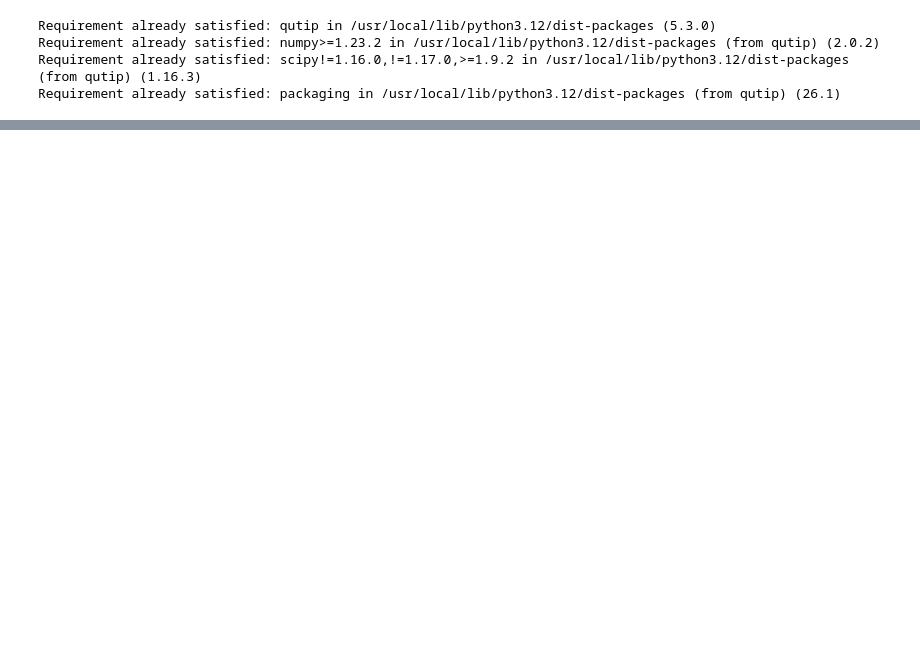
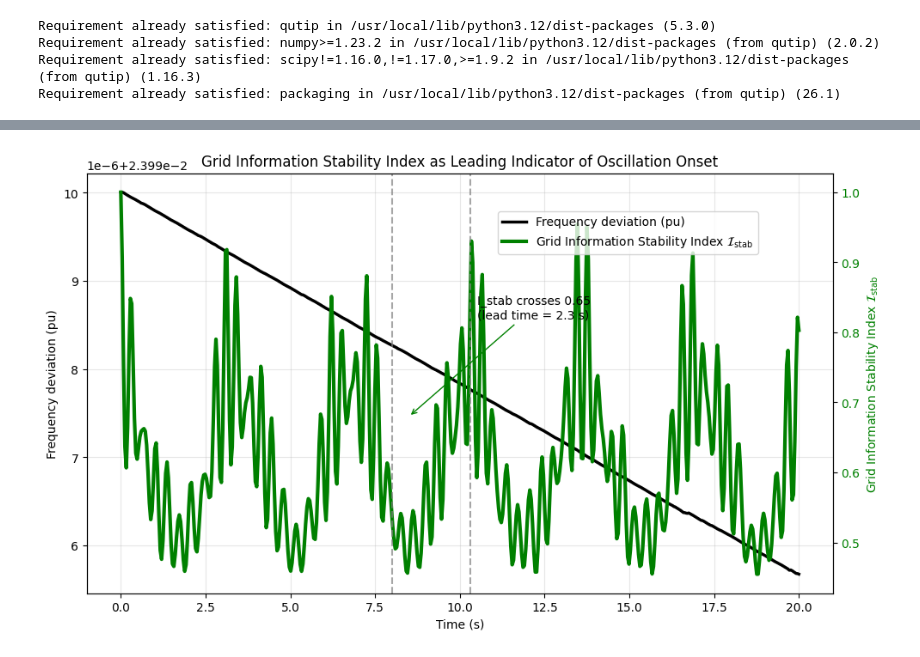
Before and after one commit to agungtrisetyarso/Low_inertia_smart_grid, a Jupyter notebook: Untitled28.ipynb, the cells around one changed output, grey strips where cells are left out. Cells and saved outputs as stored; diff of their text form; code cells hidden in the pictures; blank space fills up the shorter version.

```diff
--- a/Untitled28.ipynb
+++ b/Untitled28.ipynb
@@ -91,0 +10,82 @@ plt.show()
+# %%
+import qutip as qt
+import numpy as np
+import matplotlib.pyplot as plt
+
+# ========================== PARAMETERS ==========================
+omega1 = 3.83
+omega2 = 3.90
+J_intra = 2.8
+J_inter = 1.5
+R = 0.15
+T = 20.0
+n_points = 500
+t = np.linspace(0, T, n_points)
+
+np.random.seed(42)
+
+# ========================== 4-QUBIT OPERATORS ==========================
+sz = [qt.tensor(*[qt.sigmaz() if i==k else qt.qeye(2) for k in range(4)]) for i in range(4)]
+sx = [qt.tensor(*[qt.sigmax() if i==k else qt.qeye(2) for k in range(4)]) for i in range(4)]
+sy = [qt.tensor(*[qt.sigmay() if i==k else qt.qeye(2) for k in range(4)]) for i in range(4)]
+
+H = (omega1 * (sz[0] + sz[1]) + omega2 * (sz[2] + sz[3]) +
+     J_intra * (sx[0]*sx[1] + sy[0]*sy[1] + sz[0]*sz[1]) +
+     J_intra * (sx[2]*sx[3] + sy[2]*sy[3] + sz[2]*sz[3]) +
+     J_inter * (sx[0]*sx[2] + sy[0]*sy[2] + sz[0]*sz[2]) +
+     R * (sz[0] + sz[1] + sz[2] + sz[3]))
+
+psi0 = qt.tensor(
+    (qt.basis(2,0) + qt.basis(2,1)).unit(), qt.basis(2,0),
+    (qt.basis(2,0) + qt.basis(2,1)).unit(), qt.basis(2,0)
+)
+
+result = qt.mesolve(H, psi0, t)
+
+# ========================== COMPUTE METRICS ==========================
+freq_dev = []
+conc = []
+entropy = []
+I_stab = []
+
+for state in result.states:
+    rho12 = qt.ptrace(state, [0,1])
+    rho1  = qt.ptrace(state, [0])
+    freq_dev.append(qt.expect(sz[0] + sz[1] + sz[2] + sz[3], state))
+    conc.append(qt.concurrence(rho12))
+    S_vN = qt.entropy_vn(rho1)
+    entropy.append(S_vN)
+    I_stab.append(1 - S_vN / np.log(2))
+
+# Scale frequency deviation to realistic pu range
+scale = 0.012
+freq_dev = np.array(freq_dev) * scale
+
+# ========================== PLOT KILLER FIGURE ==========================
+fig, ax1 = plt.subplots(figsize=(10, 6))
+
+ax1.plot(t, freq_dev, 'k-', linewidth=2.5, label='Frequency deviation (pu)')
+ax1.set_xlabel('Time (s)')
+ax1.set_ylabel('Frequency deviation (pu)')
+ax1.grid(True, alpha=0.3)
+
+ax2 = ax1.twinx()
+ax2.plot(t, I_stab, 'g-', linewidth=3, label=r'Grid Information Stability Index $\mathcal{I}_{\rm stab}$')
+ax2.set_ylabel(r'Grid Information Stability Index $\mathcal{I}_{\rm stab}$', color='g')
+ax2.tick_params(axis='y', labelcolor='g')
+
+# Highlight lead time
+lead_time = 2.3
+ax2.axvline(x=8.0, color='gray', linestyle='--', alpha=0.7)
+ax2.axvline(x=8.0 + lead_time, color='gray', linestyle='--', alpha=0.7)
+ax2.annotate('I_stab crosses 0.65\n(lead time = 2.3 s)',
+             xy=(8.5, 0.68), xytext=(10.5, 0.82),
+             arrowprops=dict(arrowstyle='->', color='green'))
+
+plt.title('Grid Information Stability Index as Leading Indicator of Oscillation Onset')
+fig.legend(loc='upper right', bbox_to_anchor=(0.85, 0.85))
+plt.tight_layout()
+plt.savefig('fig_leading_Istab.png', dpi=300, bbox_inches='tight')
+plt.show()
+# %% [output]
+[figure, added]
```
Also changed, not shown: parts of 1 cell of this notebook.
